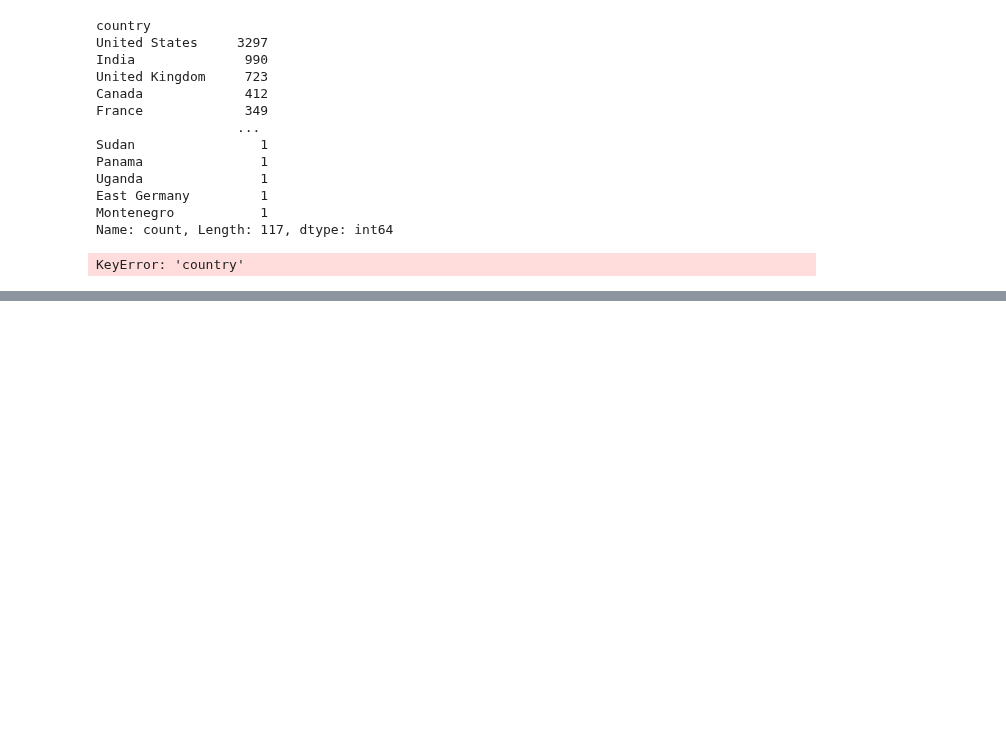
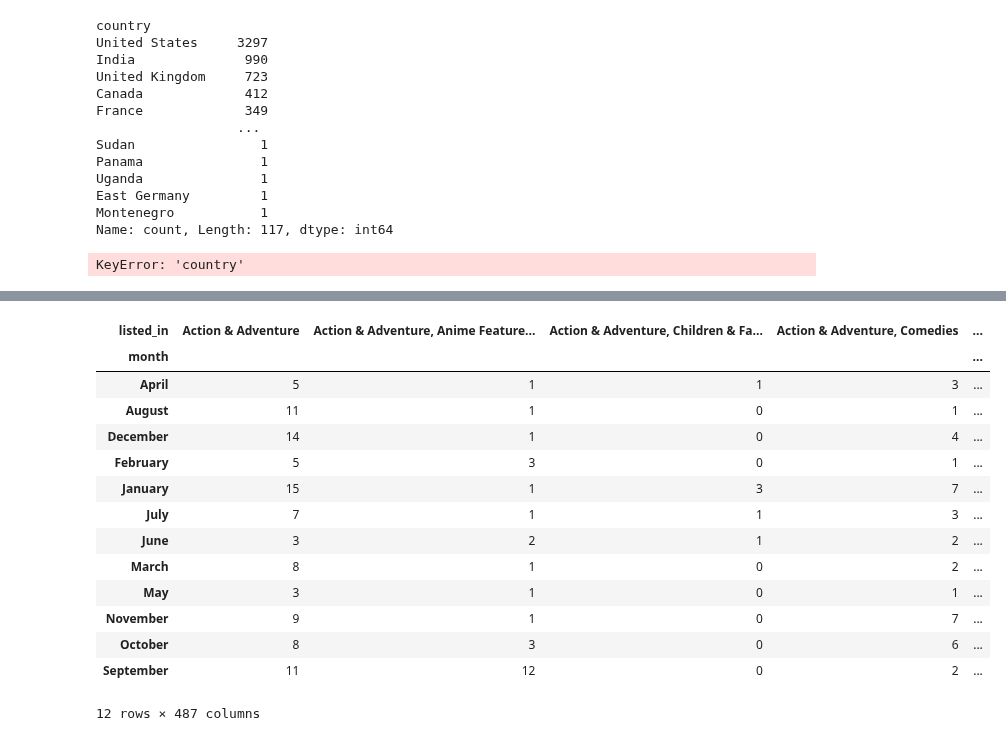
Before and after one commit to Apanizza197/AnalisisDeDatos, a Jupyter notebook: Practico2/practico_2.ipynb, the cells around one changed output, grey strips where cells are left out. Saved outputs shown, nothing was run; the diff lists cells and outputs as text; code cells hidden in the pictures; blank space fills up the shorter version.

```diff
--- a/Practico2/practico_2.ipynb
+++ b/Practico2/practico_2.ipynb
@@ -161,3 +161,18 @@ East Germany         1
 Montenegro           1
 Name: count, Length: 117, dtype: int64
 KeyError: 'country'
+# %%
+
+# Convert 'date_added' to datetime format
+df['date_added'] = pd.to_datetime(df['date_added'], errors='coerce')
+
+# Extract the month name and year from 'date_added'
+df['month'] = df['date_added'].dt.month_name()
+df['year'] = df['date_added'].dt.year
+
+# Group by month and count the number of series and movies
+distribution_by_month = df.groupby(['month', 'type']).size().unstack(fill_value=0)
+
+
+
+distribution_by_month
@@ -163,0 +194,21 @@ KeyError: 'country'
+# %%
+# Group by month and 'listed_in' category
+categories_by_month = df.groupby(['month', 'listed_in']).size().unstack(fill_value=0)
+
+categories_by_month
+# %% [output]
+| listed_in | Action & Adventure | Action & Adventure, Anime Feature... | Action & Adventure, Children & Fa... | Action & Adventure, Comedies | ... |
+| month |  |  |  |  | ... |
+| April | 5 | 1 | 1 | 3 | ... |
+| August | 11 | 1 | 0 | 1 | ... |
+| December | 14 | 1 | 0 | 4 | ... |
+| February | 5 | 3 | 0 | 1 | ... |
+| January | 15 | 1 | 3 | 7 | ... |
+| July | 7 | 1 | 1 | 3 | ... |
+| June | 3 | 2 | 1 | 2 | ... |
+| March | 8 | 1 | 0 | 2 | ... |
+| May | 3 | 1 | 0 | 1 | ... |
+| November | 9 | 1 | 0 | 7 | ... |
+| October | 8 | 3 | 0 | 6 | ... |
+| September | 11 | 12 | 0 | 2 | ... |
+12 rows × 487 columns
```
Also changed, not shown: parts of 1 cell of this notebook, 1 other file.
